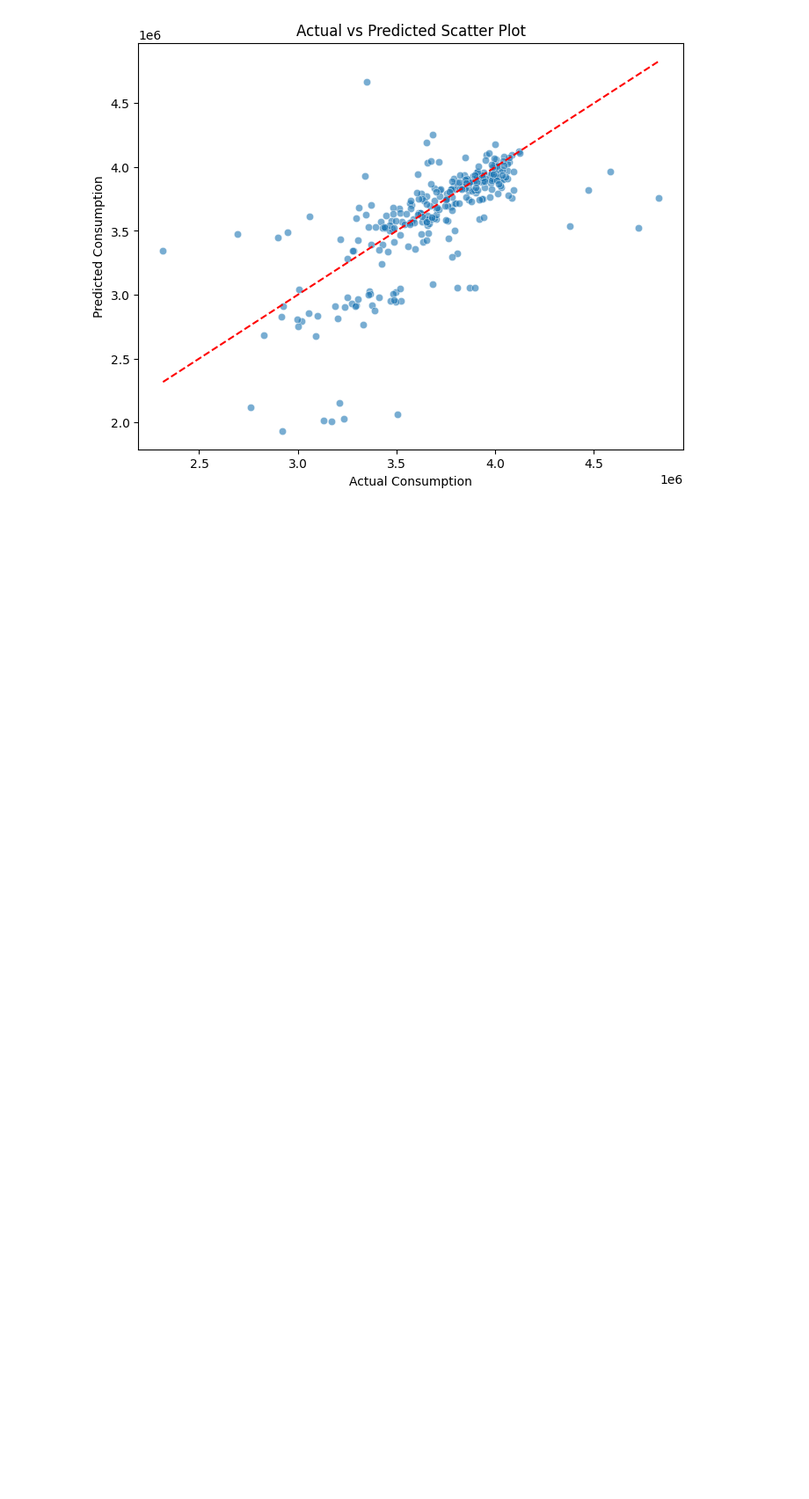
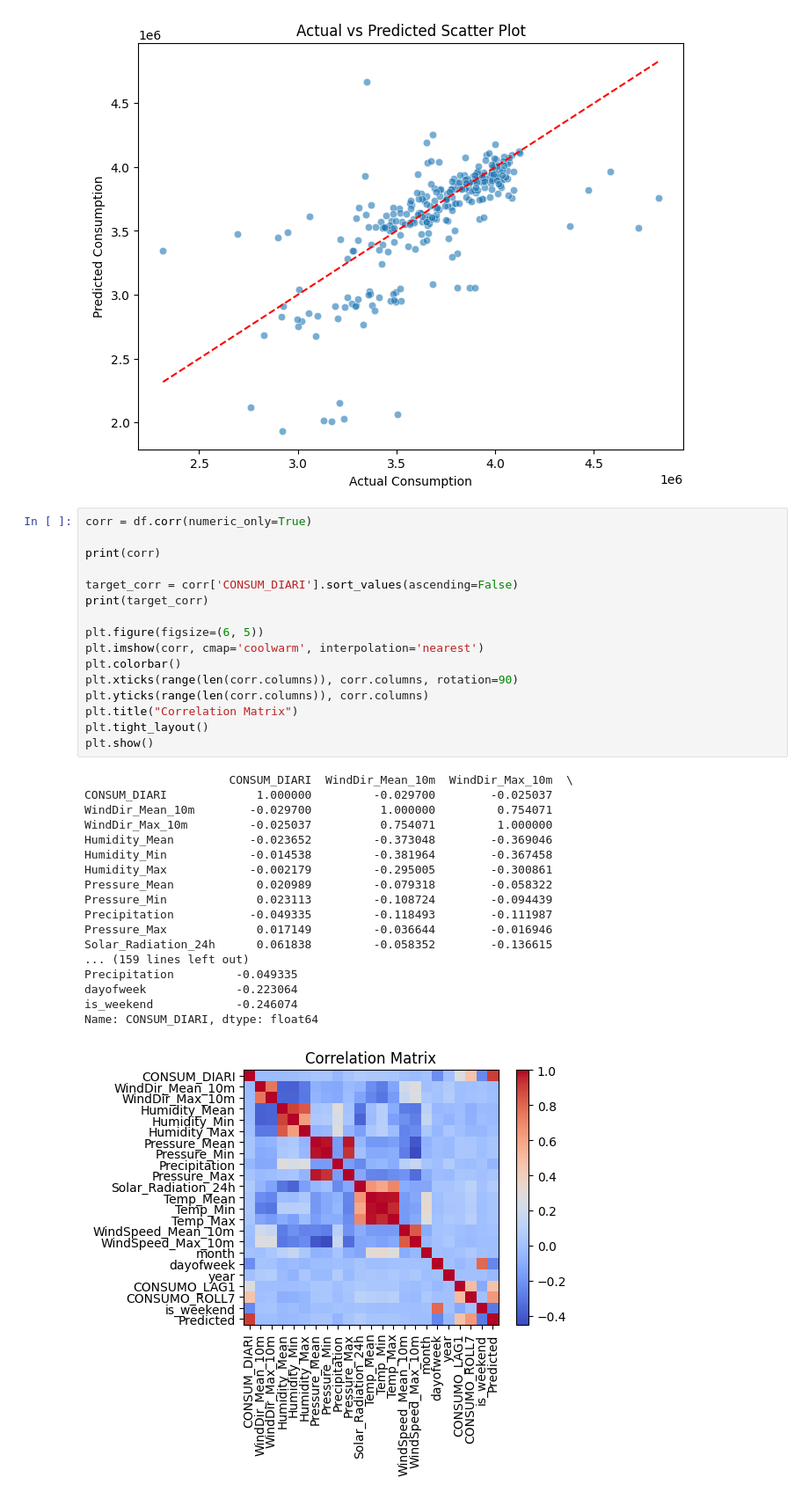
Before and after one commit to othats/GP_ABDATA_25, a Jupyter notebook: notebooks/model_building.ipynb, the cells around one changed output. Shown at 88% size. Cells and saved outputs as stored; diff of their text form; blank space fills up the shorter version.

Commit message:
correlation matrix

```diff
--- a/notebooks/model_building.ipynb
+++ b/notebooks/model_building.ipynb
@@ -123,3 +123,38 @@ plt.ylabel("Predicted Consumption")
 plt.show()
 # %% [output]
 [figure]
+# %%
+corr = df.corr(numeric_only=True)
+
+print(corr)
+
+target_corr = corr['CONSUM_DIARI'].sort_values(ascending=False)
+print(target_corr)
+
+plt.figure(figsize=(6, 5))
+plt.imshow(corr, cmap='coolwarm', interpolation='nearest')
+plt.colorbar()
+plt.xticks(range(len(corr.columns)), corr.columns, rotation=90)
+plt.yticks(range(len(corr.columns)), corr.columns)
+plt.title("Correlation Matrix")
+plt.tight_layout()
+plt.show()
+# %% [output]
+                     CONSUM_DIARI  WindDir_Mean_10m  WindDir_Max_10m  \
+CONSUM_DIARI             1.000000         -0.029700        -0.025037
+WindDir_Mean_10m        -0.029700          1.000000         0.754071
+WindDir_Max_10m         -0.025037          0.754071         1.000000
+Humidity_Mean           -0.023652         -0.373048        -0.369046
+Humidity_Min            -0.014538         -0.381964        -0.367458
+Humidity_Max            -0.002179         -0.295005        -0.300861
+Pressure_Mean            0.020989         -0.079318        -0.058322
+Pressure_Min             0.023113         -0.108724        -0.094439
+Precipitation           -0.049335         -0.118493        -0.111987
+Pressure_Max             0.017149         -0.036644        -0.016946
+Solar_Radiation_24h      0.061838         -0.058352        -0.136615
+... (159 lines left out)
+Precipitation         -0.049335
+dayofweek             -0.223064
+is_weekend            -0.246074
+Name: CONSUM_DIARI, dtype: float64
+[figure, added]
```
